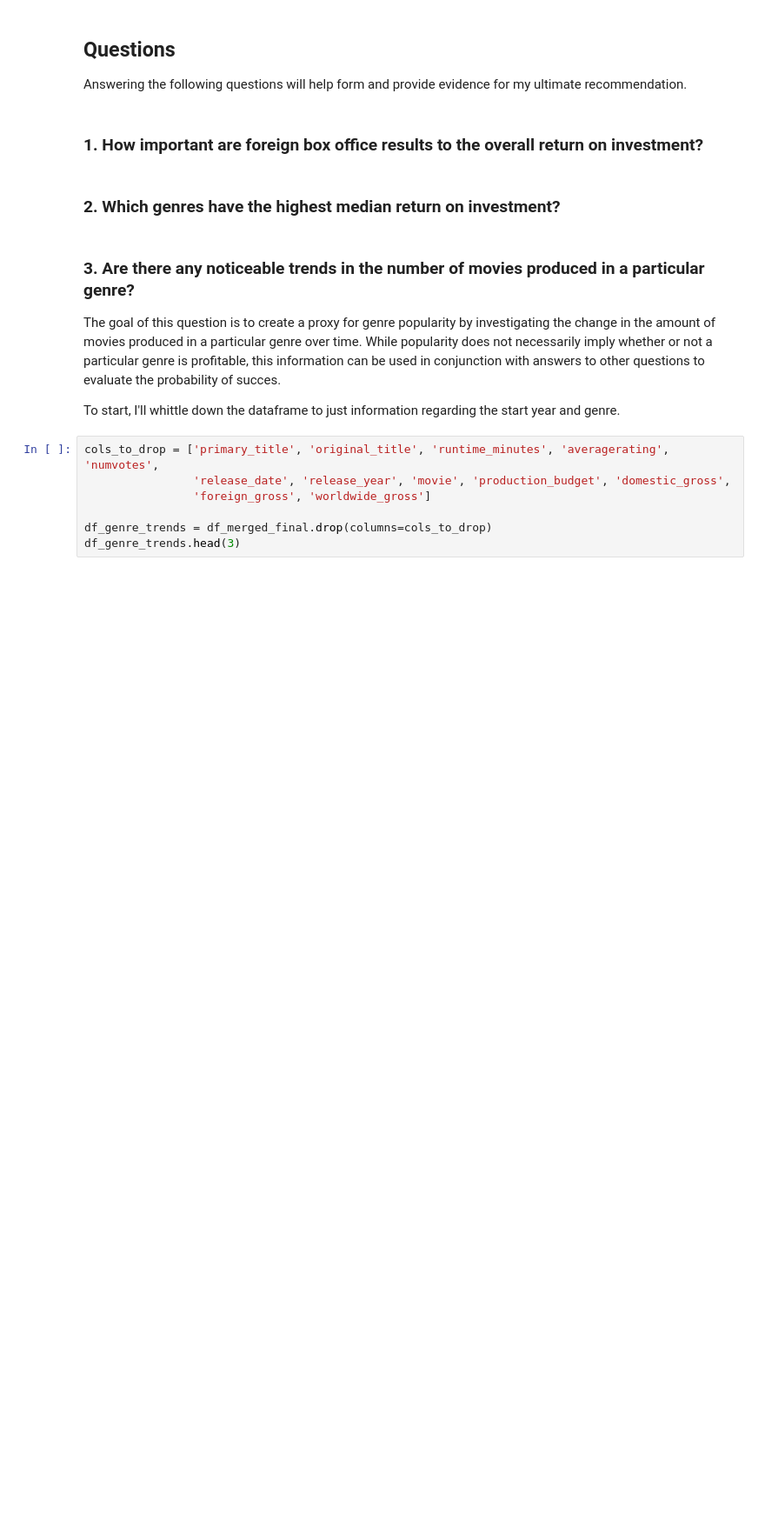
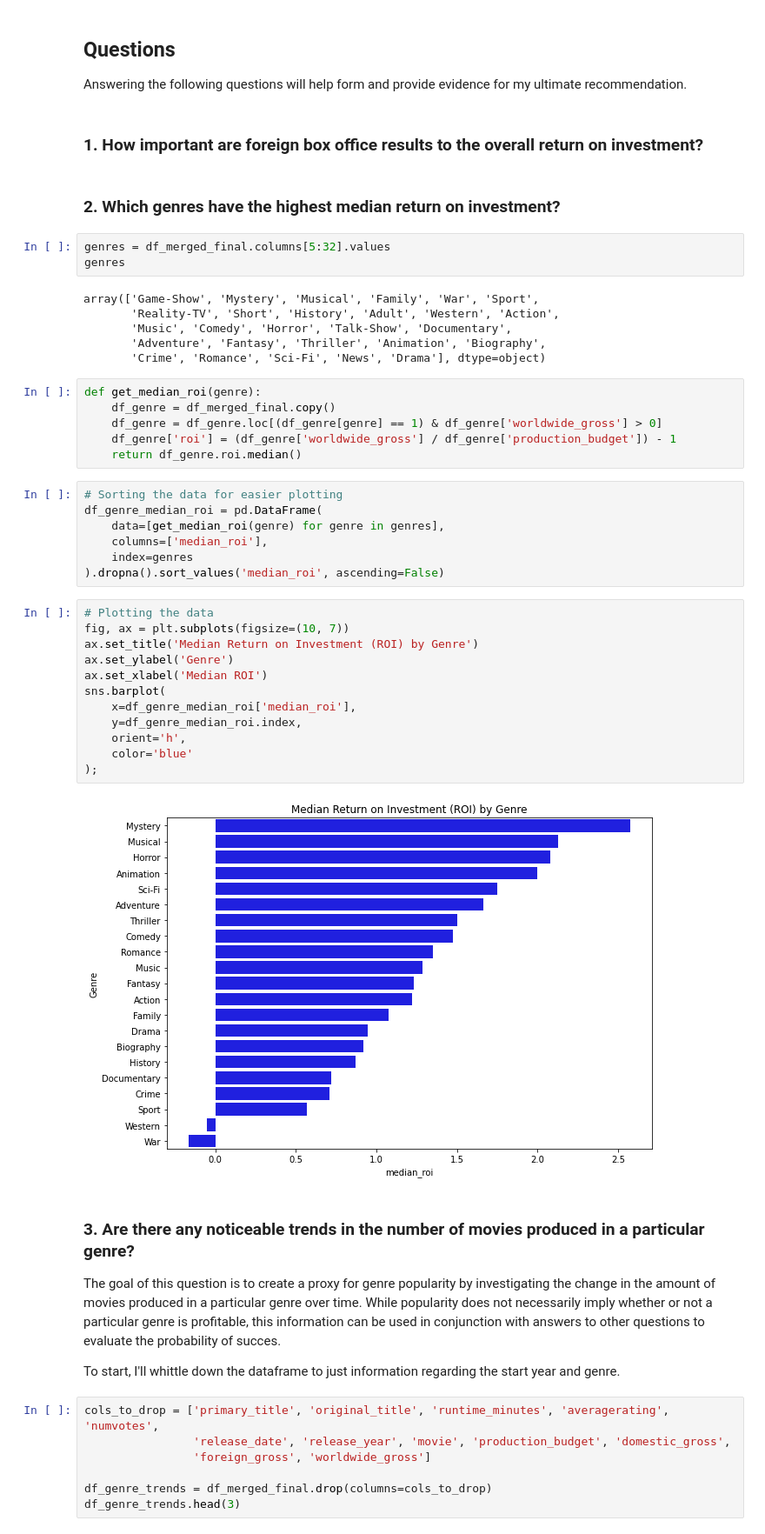
Before and after one commit to tjkyner/flatiron-ds-phase-1-project, a Jupyter notebook: notebooks/analysis.ipynb, the cells around one changed output. Shown: that part at 87% size. Saved outputs shown, nothing was run; the diff lists cells and outputs as text; blank space fills up the shorter version.

```diff
--- a/notebooks/analysis.ipynb
+++ b/notebooks/analysis.ipynb
@@ -31,6 +31,42 @@ Answering the following questions will help form and provide evidence for my ult
 ### 1. How important are foreign box office results to the overall return on investment?
 # %% [markdown]
 ### 2. Which genres have the highest median return on investment?
+# %%
+genres = df_merged_final.columns[5:32].values
+genres
+# %% [output]
+array(['Game-Show', 'Mystery', 'Musical', 'Family', 'War', 'Sport',
+       'Reality-TV', 'Short', 'History', 'Adult', 'Western', 'Action',
+       'Music', 'Comedy', 'Horror', 'Talk-Show', 'Documentary',
+       'Adventure', 'Fantasy', 'Thriller', 'Animation', 'Biography',
+       'Crime', 'Romance', 'Sci-Fi', 'News', 'Drama'], dtype=object)
+# %%
+def get_median_roi(genre):
+    df_genre = df_merged_final.copy()
+    df_genre = df_genre.loc[(df_genre[genre] == 1) & df_genre['worldwide_gross'] > 0]
+    df_genre['roi'] = (df_genre['worldwide_gross'] / df_genre['production_budget']) - 1
+    return df_genre.roi.median()
+# %%
+# Sorting the data for easier plotting
+df_genre_median_roi = pd.DataFrame(
+    data=[get_median_roi(genre) for genre in genres],
+    columns=['median_roi'],
+    index=genres
+).dropna().sort_values('median_roi', ascending=False)
+# %%
+# Plotting the data
+fig, ax = plt.subplots(figsize=(10, 7))
+ax.set_title('Median Return on Investment (ROI) by Genre')
+ax.set_ylabel('Genre')
+ax.set_xlabel('Median ROI')
+sns.barplot(
+    x=df_genre_median_roi['median_roi'],
+    y=df_genre_median_roi.index,
+    orient='h',
+    color='blue'
+);
+# %% [output]
+[figure, added]
 # %% [markdown]
 ### 3. Are there any noticeable trends in the number of movies produced in a particular genre?
 The goal of this question is to create a proxy for genre popularity by investigating the change in the amount of movies produced in a particular genre over time. While popularity does not necessarily imply whether or not a particular genre is profitable, this information can be used in conjunction with answers to other questions to evaluate the probability of succes.
```
Also changed, not shown: parts of 1 cell of this notebook.
